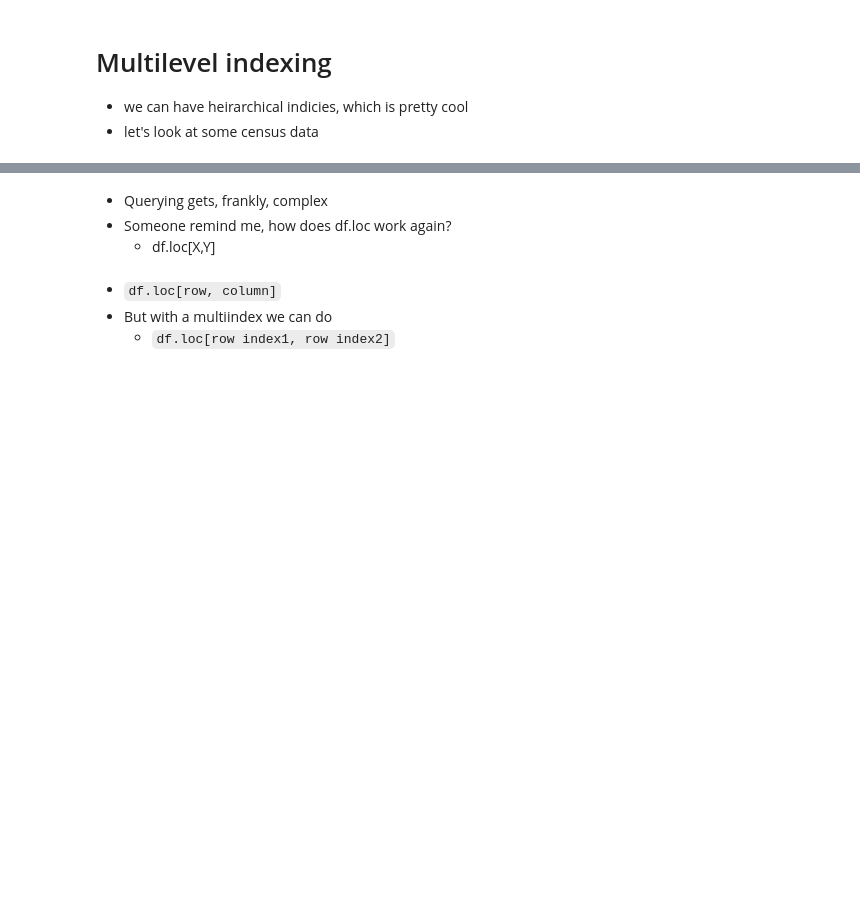
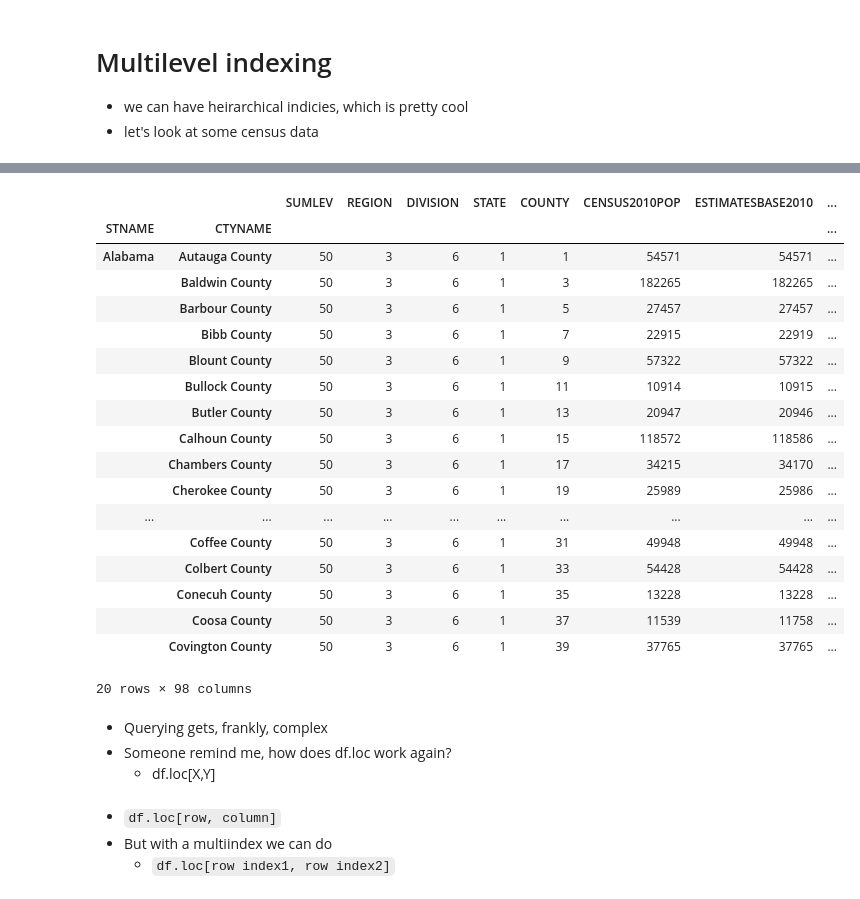
Before and after one commit to cab938/si330_fa20, a Jupyter notebook: 6_querying_dataframes.ipynb, the cells around one changed output, grey strips where cells are left out. Saved outputs shown, nothing was run; the diff lists cells and outputs as text; code cells hidden in the pictures; blank space fills up the shorter version.

```diff
--- a/6_querying_dataframes.ipynb
+++ b/6_querying_dataframes.ipynb
@@ -78,7 +213,27 @@ df.head()
 # %%
 # we can set a multilevel index just by passing a list of things we want to index on
-df=df.set_index(['STNAME', 'CTYNAME'])
-df.head()
+#df=df.set_index(['STNAME', 'CTYNAME'])
+df.head(20)
+# %% [output]
+|  |  | SUMLEV | REGION | DIVISION | STATE | COUNTY | CENSUS2010POP | ESTIMATESBASE2010 | ... |
+| STNAME | CTYNAME |  |  |  |  |  |  |  | ... |
+| Alabama | Autauga County | 50 | 3 | 6 | 1 | 1 | 54571 | 54571 | ... |
+|  | Baldwin County | 50 | 3 | 6 | 1 | 3 | 182265 | 182265 | ... |
+|  | Barbour County | 50 | 3 | 6 | 1 | 5 | 27457 | 27457 | ... |
+|  | Bibb County | 50 | 3 | 6 | 1 | 7 | 22915 | 22919 | ... |
+|  | Blount County | 50 | 3 | 6 | 1 | 9 | 57322 | 57322 | ... |
+|  | Bullock County | 50 | 3 | 6 | 1 | 11 | 10914 | 10915 | ... |
+|  | Butler County | 50 | 3 | 6 | 1 | 13 | 20947 | 20946 | ... |
+|  | Calhoun County | 50 | 3 | 6 | 1 | 15 | 118572 | 118586 | ... |
+|  | Chambers County | 50 | 3 | 6 | 1 | 17 | 34215 | 34170 | ... |
+|  | Cherokee County | 50 | 3 | 6 | 1 | 19 | 25989 | 25986 | ... |
+| ... | ... | ... | ... | ... | ... | ... | ... | ... | ... |
+|  | Coffee County | 50 | 3 | 6 | 1 | 31 | 49948 | 49948 | ... |
+|  | Colbert County | 50 | 3 | 6 | 1 | 33 | 54428 | 54428 | ... |
+|  | Conecuh County | 50 | 3 | 6 | 1 | 35 | 13228 | 13228 | ... |
+|  | Coosa County | 50 | 3 | 6 | 1 | 37 | 11539 | 11758 | ... |
+|  | Covington County | 50 | 3 | 6 | 1 | 39 | 37765 | 37765 | ... |
+20 rows × 98 columns
 # %% [markdown]
 * Querying gets, frankly, complex
 * Someone remind me, how does df.loc work again?
```
Also changed, not shown: parts of 22 cells of this notebook, 2 other files.
